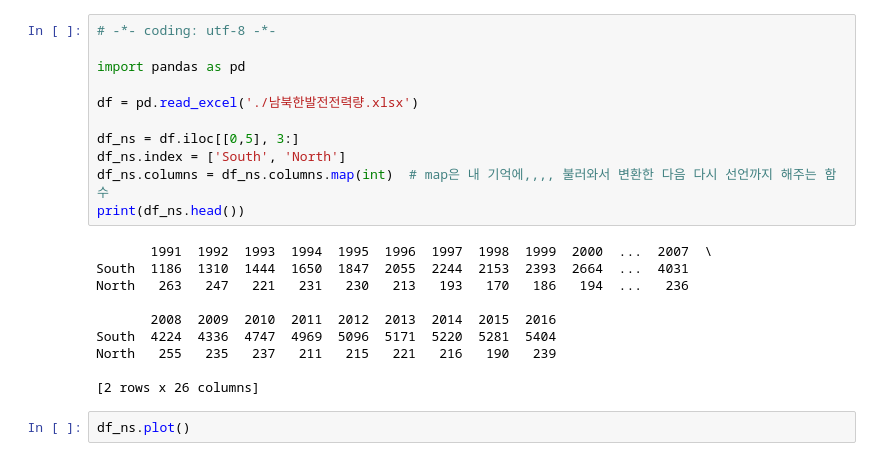
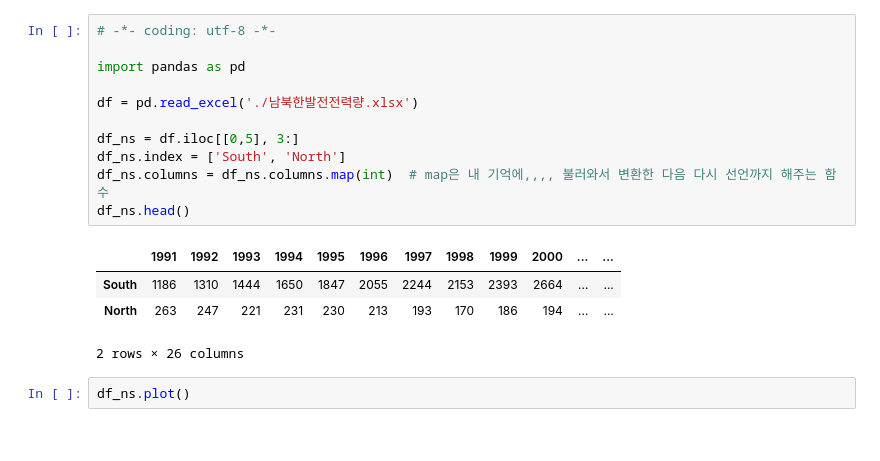
Before and after one commit to silent-june/Study_python, a Jupyter notebook: python_판다스데이터분석/part3/3.4_df_plot.ipynb, the cells around one changed output. Saved outputs shown, nothing was run; the diff lists cells and outputs as text.

```diff
--- a/python_판다스데이터분석/part3/3.4_df_plot.ipynb
+++ b/python_판다스데이터분석/part3/3.4_df_plot.ipynb
@@ -1,24 +1,19 @@
 # %%
 # -*- coding: utf-8 -*-
 
 import pandas as pd
 
 df = pd.read_excel('./남북한발전전력량.xlsx')
 
 df_ns = df.iloc[[0,5], 3:]
 df_ns.index = ['South', 'North']
 df_ns.columns = df_ns.columns.map(int)  # map은 내 기억에,,,, 불러와서 변환한 다음 다시 선언까지 해주는 함수
-print(df_ns.head())
+df_ns.head()
 # %% [output]
+|  | 1991 | 1992 | 1993 | 1994 | 1995 | 1996 | 1997 | 1998 | 1999 | 2000 | ... | ... |
+| South | 1186 | 1310 | 1444 | 1650 | 1847 | 2055 | 2244 | 2153 | 2393 | 2664 | ... | ... |
+| North | 263 | 247 | 221 | 231 | 230 | 213 | 193 | 170 | 186 | 194 | ... | ... |
-       1991  1992  1993  1994  1995  1996  1997  1998  1999  2000  ...  2007  \
-South  1186  1310  1444  1650  1847  2055  2244  2153  2393  2664  ...  4031
-North   263   247   221   231   230   213   193   170   186   194  ...   236
-
-       2008  2009  2010  2011  2012  2013  2014  2015  2016
-South  4224  4336  4747  4969  5096  5171  5220  5281  5404
-North   255   235   237   211   215   221   216   190   239
-
-[2 rows x 26 columns]
+2 rows × 26 columns
 # %%
 df_ns.plot()
 # %% [output]
```
Also changed, not shown: 1 other file.
